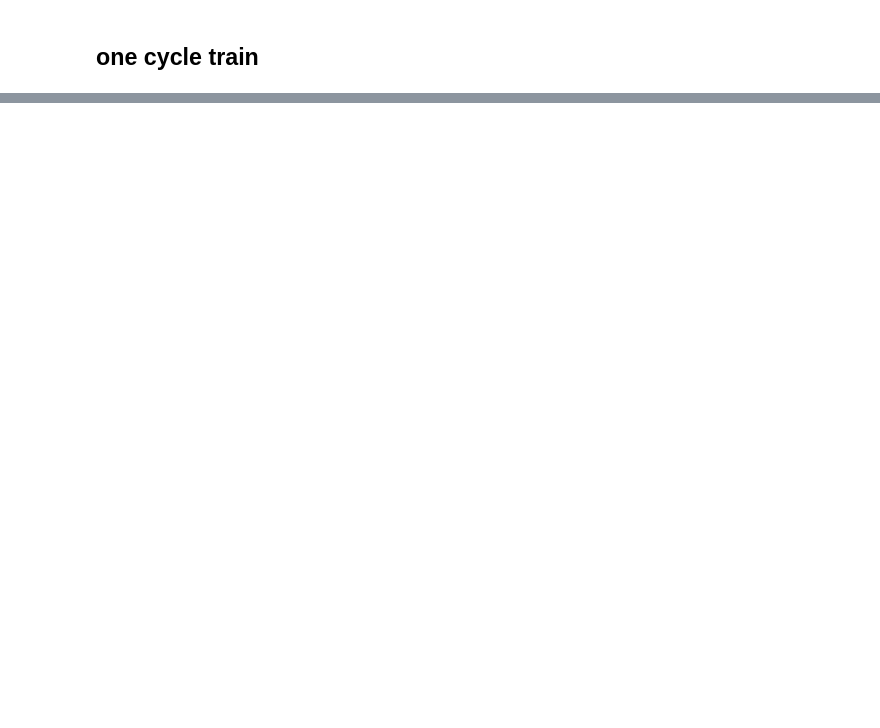
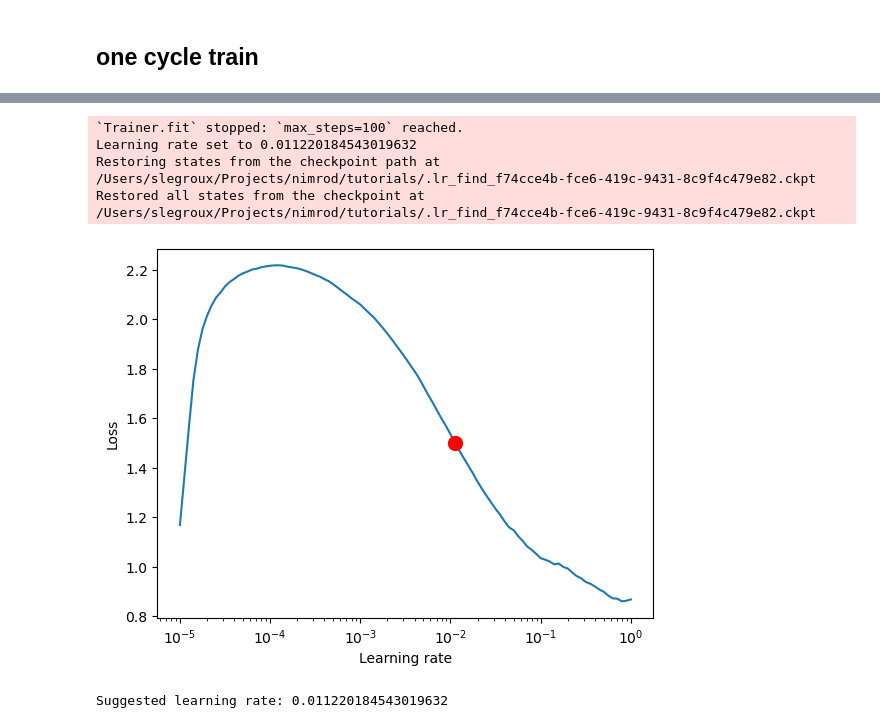
Before and after one commit to slegroux/nimrod, a Jupyter notebook: tutorials/convnet.ipynb, the cells around one changed output, grey strips where cells are left out. Drawn from its saved outputs; the diff is of its cells as text; code cells hidden in the pictures; blank space fills up the shorter version.

```diff
--- a/tutorials/convnet.ipynb
+++ b/tutorials/convnet.ipynb
@@ -261,0 +244,18 @@ Run history:
+# %%
+
+N_EPOCHS = 5
+
+# feats_dim = [1, 8, 16, 32, 16]
+feats_dim = [1, 16, 32, 64, 32]
+cfg_model.nnet.n_features = feats_dim
+model = instantiate(cfg_model) # partial instantiation
+print(model.func.__name__)
+
+
+# one_cycle_train(
+#     model,
+#     dm,
+#     n_epochs=N_EPOCHS,
+#     max_lr=suggested_lr,
+#     project_name='MNIST-Classifier',
+#     tags=[f"feats:{feats_dim}", 'dev'])
@@ -261,0 +266,8 @@ Run history:
+# %%
+cfg = OmegaConf.load('../config/data/image/mnist.yaml')
+cfg.data_dir = "../data/image"
+cfg.batch_size = 128
+cfg.num_workers = 0
+dm = instantiate(cfg)
+dm.prepare_data()
+dm.setup()
@@ -261,0 +280,9 @@ Run history:
+# %%
+N_EPOCHS = 5
+# feats_dim = [1, 8, 16, 32, 16]
+feats_dim = [1, 16, 32, 64, 32]
+cfg_model.nnet.n_features = feats_dim
+model = instantiate(cfg_model) #partial
+suggested_lr = find_lr(model, dm, plot=True)
+print(f"Suggested learning rate: {suggested_lr}")
+# %% [output]
@@ -261,0 +302,6 @@ Run history:
+`Trainer.fit` stopped: `max_steps=100` reached.
+Learning rate set to 0.011220184543019632
+Restoring states from the checkpoint path at /Users/slegroux/Projects/nimrod/tutorials/.lr_find_f74cce4b-fce6-419c-9431-8c9f4c479e82.ckpt
+Restored all states from the checkpoint at /Users/slegroux/Projects/nimrod/tutorials/.lr_find_f74cce4b-fce6-419c-9431-8c9f4c479e82.ckpt
+[figure, added]
+Suggested learning rate: 0.011220184543019632
```
Also changed, not shown: parts of 13 cells of this notebook, 5 other files.
